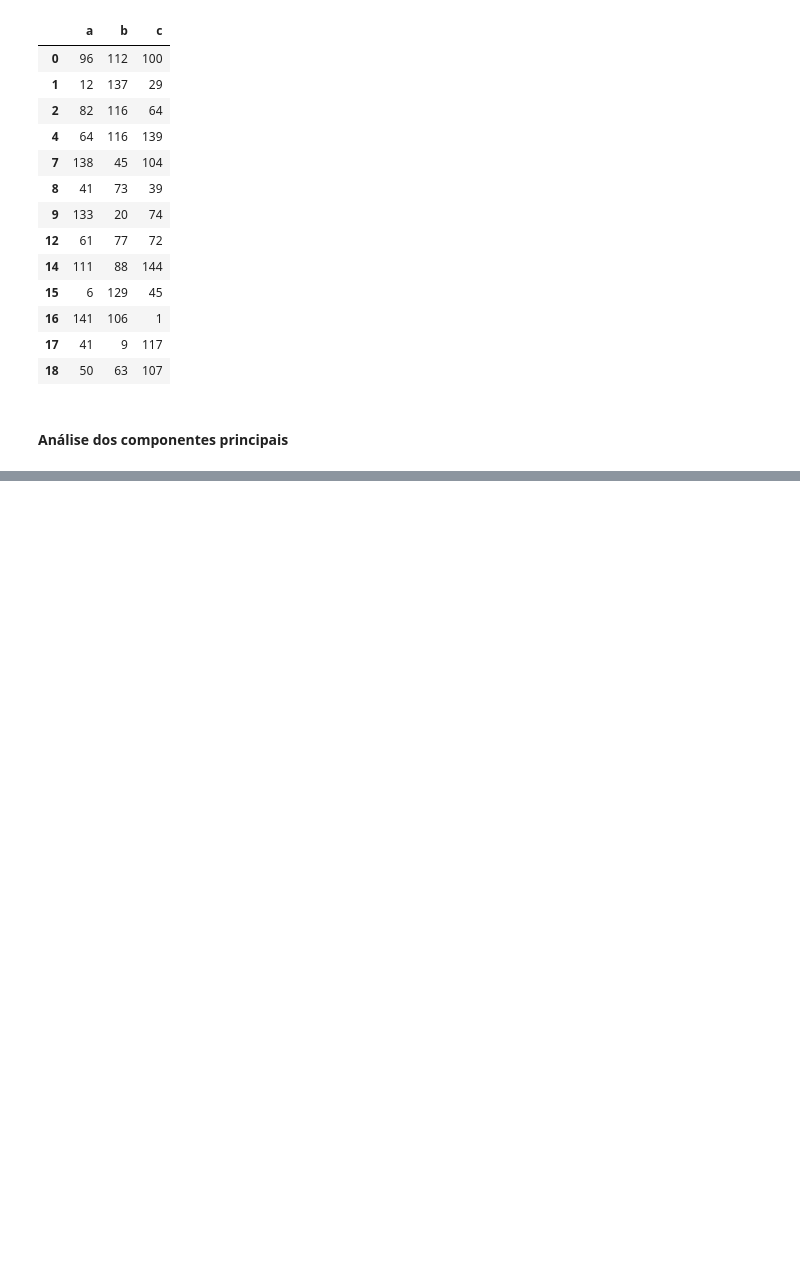
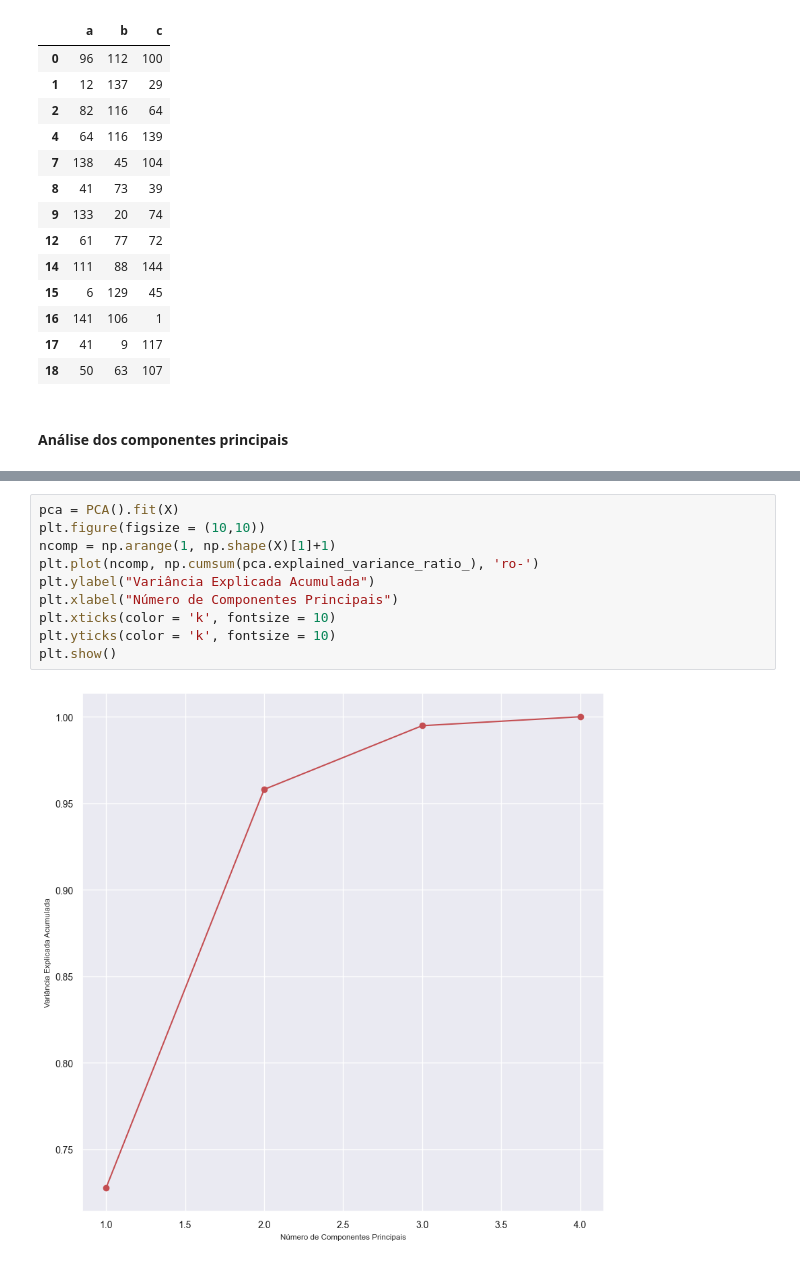
Before and after one commit to asegnibo/Aprendizado_de_maquina, a Jupyter notebook: 2. Preparação e transformação dos dados em pyhton.ipynb, the cells around one changed output, grey strips where cells are left out. Saved outputs shown, nothing was run; the diff lists cells and outputs as text; blank space fills up the shorter version.

```diff
--- a/2. Preparação e transformação dos dados em pyhton.ipynb
+++ b/2. Preparação e transformação dos dados em pyhton.ipynb
@@ -492,0 +559,12 @@ data
+# %%
+pca = PCA().fit(X)
+plt.figure(figsize = (10,10))
+ncomp = np.arange(1, np.shape(X)[1]+1)
+plt.plot(ncomp, np.cumsum(pca.explained_variance_ratio_), 'ro-')
+plt.ylabel("Variância Explicada Acumulada")
+plt.xlabel("Número de Componentes Principais")
+plt.xticks(color = 'k', fontsize = 10)
+plt.yticks(color = 'k', fontsize = 10)
+plt.show()
+# %% [output]
+[figure, added]
```
Also changed, not shown: parts of 7 cells of this notebook.
